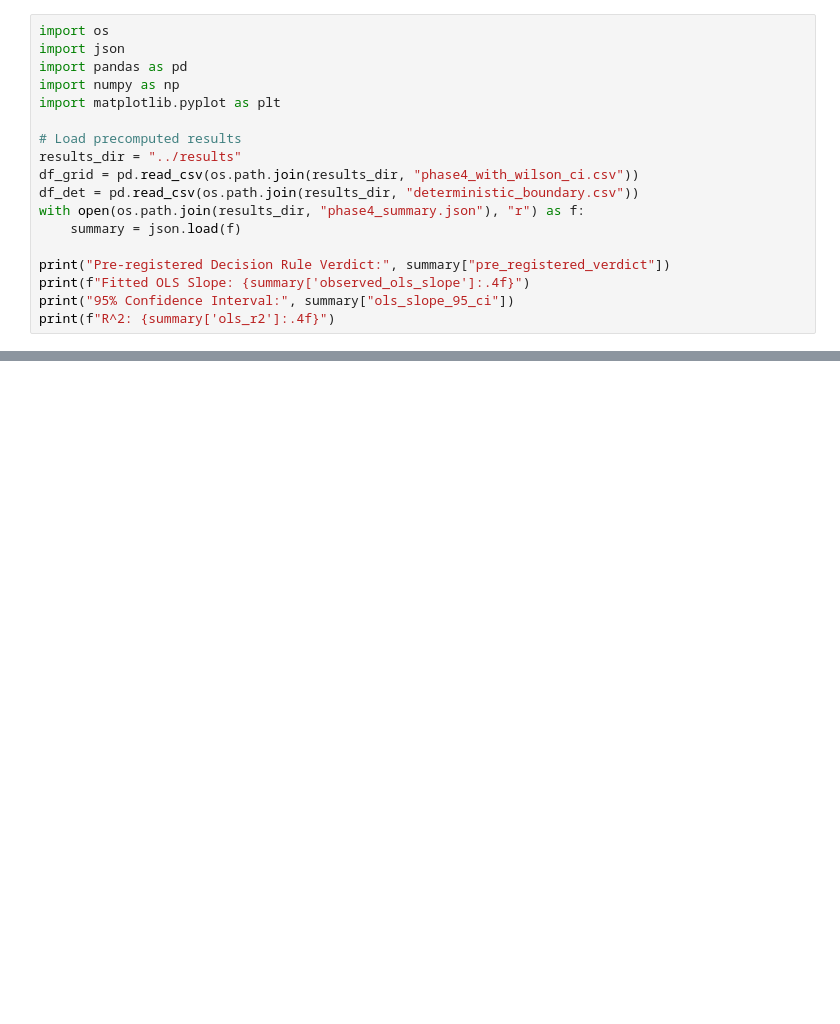
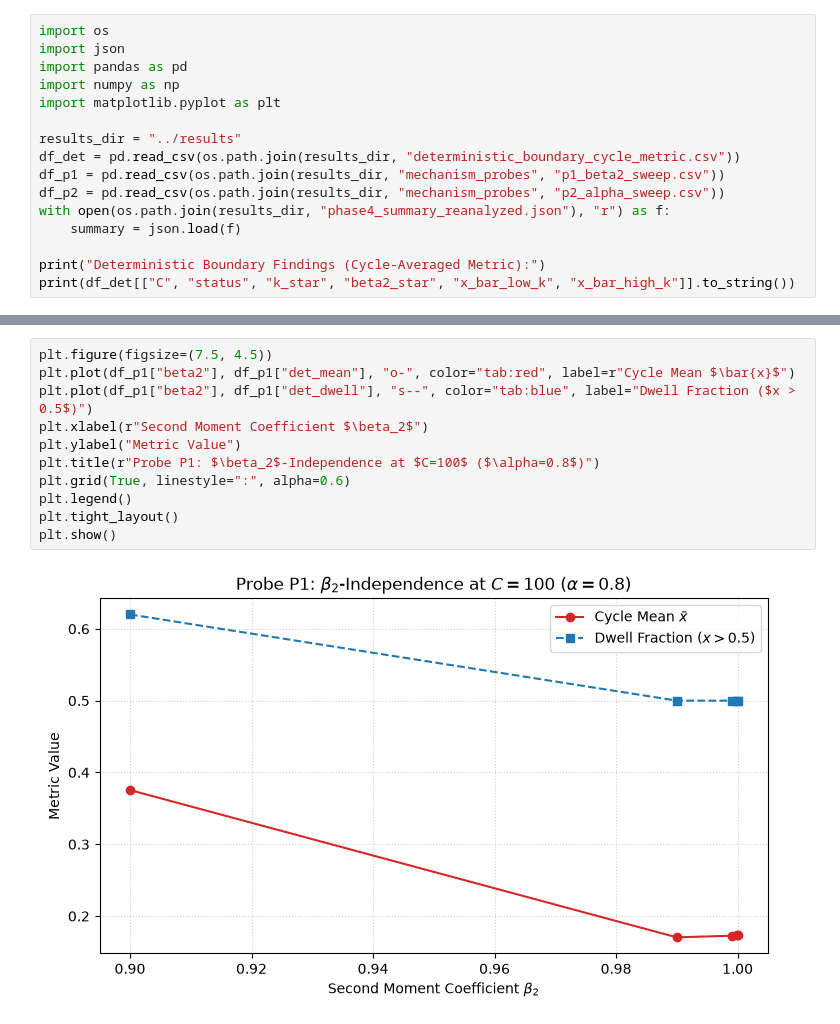
Before and after one commit to mrayanasim09/AMS_grad, a Jupyter notebook: notebooks/03_phase_boundary_analysis.ipynb, the cells around one changed output, grey strips where cells are left out. Drawn from its saved outputs; the diff is of its cells as text; blank space fills up the shorter version.

Commit message:
fix(phase4): correct measurement validity, perform mechanism discrimination probes, and rewrite paper with honest refutation

```diff
--- a/notebooks/03_phase_boundary_analysis.ipynb
+++ b/notebooks/03_phase_boundary_analysis.ipynb
@@ -14,15 +14,13 @@ import pandas as pd
 import numpy as np
 import matplotlib.pyplot as plt
 
-# Load precomputed results
 results_dir = "../results"
-df_grid = pd.read_csv(os.path.join(results_dir, "phase4_with_wilson_ci.csv"))
-df_det = pd.read_csv(os.path.join(results_dir, "deterministic_boundary.csv"))
-with open(os.path.join(results_dir, "phase4_summary.json"), "r") as f:
+df_det = pd.read_csv(os.path.join(results_dir, "deterministic_boundary_cycle_metric.csv"))
+df_p1 = pd.read_csv(os.path.join(results_dir, "mechanism_probes", "p1_beta2_sweep.csv"))
+df_p2 = pd.read_csv(os.path.join(results_dir, "mechanism_probes", "p2_alpha_sweep.csv"))
+with open(os.path.join(results_dir, "phase4_summary_reanalyzed.json"), "r") as f:
     summary = json.load(f)
 
-print("Pre-registered Decision Rule Verdict:", summary["pre_registered_verdict"])
-print(f"Fitted OLS Slope: {summary['observed_ols_slope']:.4f}")
-print("95% Confidence Interval:", summary["ols_slope_95_ci"])
-print(f"R^2: {summary['ols_r2']:.4f}")
+print("Deterministic Boundary Findings (Cycle-Averaged Metric):")
+print(df_det[["C", "status", "k_star", "beta2_star", "x_bar_low_k", "x_bar_high_k"]].to_string())
 # %% [output]
@@ -118,0 +37,13 @@ plt.show()
+# %%
+plt.figure(figsize=(7.5, 4.5))
+plt.plot(df_p1["beta2"], df_p1["det_mean"], "o-", color="tab:red", label=r"Cycle Mean $\bar{x}$")
+plt.plot(df_p1["beta2"], df_p1["det_dwell"], "s--", color="tab:blue", label="Dwell Fraction ($x > 0.5$)")
+plt.xlabel(r"Second Moment Coefficient $\beta_2$")
+plt.ylabel("Metric Value")
+plt.title(r"Probe P1: $\beta_2$-Independence at $C=100$ ($\alpha=0.8$)")
+plt.grid(True, linestyle=":", alpha=0.6)
+plt.legend()
+plt.tight_layout()
+plt.show()
+# %% [output]
+[figure, added]
```
Also changed, not shown: parts of 14 cells of this notebook, 19 other files.
